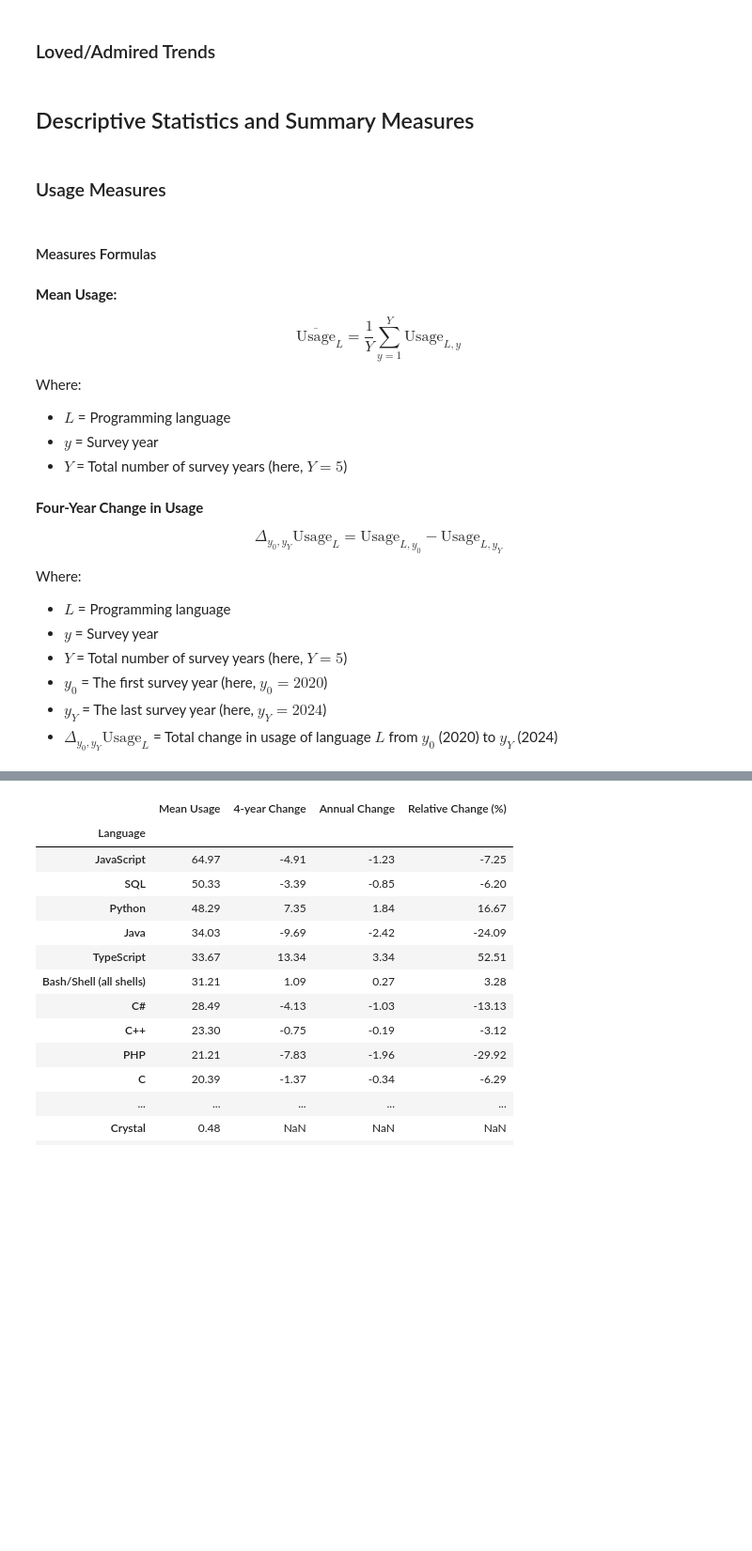
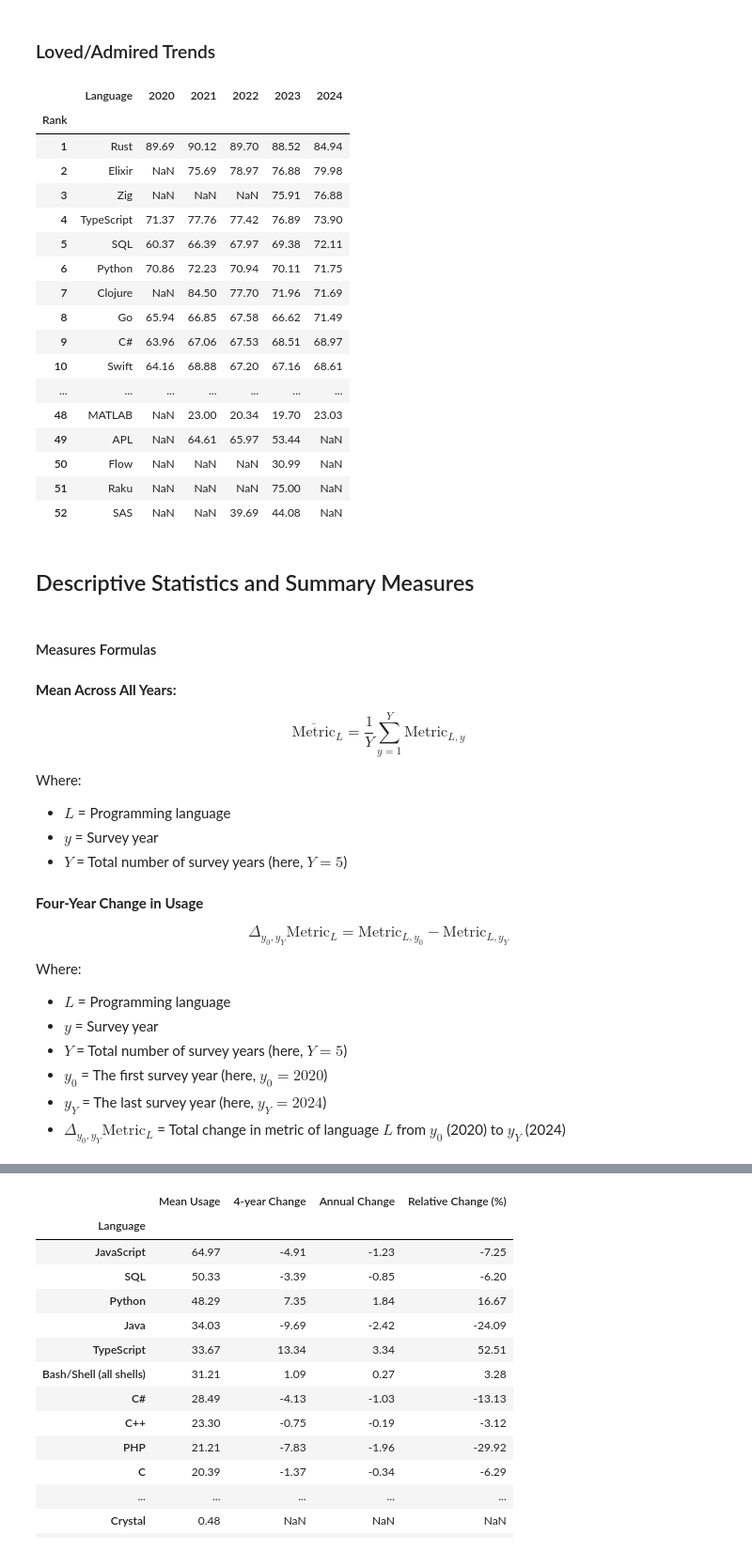
Before and after one commit to devinlin89/SO-language-trends-2020-2024, a Jupyter notebook: notebooks/analysis.ipynb, the cells around one changed output, grey strips where cells are left out. Shown at 94% size. Saved outputs shown, nothing was run; the diff lists cells and outputs as text; code cells hidden in the pictures; blank space fills up the shorter version.

Commit message:
Added admired metric

```diff
--- a/notebooks/analysis.ipynb
+++ b/notebooks/analysis.ipynb
@@ -145,5 +201,5 @@ def calculate_admired_percentage(survey_df: pd.DataFrame) -> pd.Series:
 # %%
-def generate_metric_trends(metric_by_year: dict, column: str) -> pd.DataFrame:
+def generate_metric_trends(metric_by_year: dict) -> pd.DataFrame:
     """
     Assembles yearly metric Series into a single trends DataFrame.
 
@@ -168,10 +224,12 @@ def generate_metric_trends(metric_by_year: dict, column: str) -> pd.DataFrame:
         for year in ordered_years
     })
 
-    trends_df = (
-        trends_df
-        .reset_index()
-        .rename(columns={column: "Language"})
+    # Move index to column
+    trends_df = trends_df.reset_index()
+
+    # Rename the index column to "Language"
+    trends_df = trends_df.rename(
+        columns={trends_df.columns[0]: "Language"}
     )
 
     return trends_df
@@ -316,17 +421,46 @@ display(
 | 52 | SAS | NaN | NaN | 0.56 | 0.44 | NaN |
 # %% [markdown]
 ### Loved/Admired Trends
+# %%
+# Create admired trends dataframe containing 5 years of usage
+admired_trends_df = generate_metric_trends(admired_by_year)
+# %%
+display(
+    admired_trends_df
+    .sort_values(by=YEARS[-1], ascending=False)
+    .round(2)
+    .reset_index(drop=True)
+    .assign(Rank=lambda df: df.index + 1)
+    .set_index("Rank")
+)
+# %% [output]
+|  | Language | 2020 | 2021 | 2022 | 2023 | 2024 |
+| Rank |  |  |  |  |  |  |
+| 1 | Rust | 89.69 | 90.12 | 89.70 | 88.52 | 84.94 |
+| 2 | Elixir | NaN | 75.69 | 78.97 | 76.88 | 79.98 |
+| 3 | Zig | NaN | NaN | NaN | 75.91 | 76.88 |
+| 4 | TypeScript | 71.37 | 77.76 | 77.42 | 76.89 | 73.90 |
+| 5 | SQL | 60.37 | 66.39 | 67.97 | 69.38 | 72.11 |
+| 6 | Python | 70.86 | 72.23 | 70.94 | 70.11 | 71.75 |
+| 7 | Clojure | NaN | 84.50 | 77.70 | 71.96 | 71.69 |
+| 8 | Go | 65.94 | 66.85 | 67.58 | 66.62 | 71.49 |
+| 9 | C# | 63.96 | 67.06 | 67.53 | 68.51 | 68.97 |
+| 10 | Swift | 64.16 | 68.88 | 67.20 | 67.16 | 68.61 |
+| ... | ... | ... | ... | ... | ... | ... |
+| 48 | MATLAB | NaN | 23.00 | 20.34 | 19.70 | 23.03 |
+| 49 | APL | NaN | 64.61 | 65.97 | 53.44 | NaN |
+| 50 | Flow | NaN | NaN | NaN | 30.99 | NaN |
+| 51 | Raku | NaN | NaN | NaN | 75.00 | NaN |
+| 52 | SAS | NaN | NaN | 39.69 | 44.08 | NaN |
 # %% [markdown]
 ## Descriptive Statistics and Summary Measures
-# %% [markdown]
-### Usage Measures
 # %% [markdown]
 #### Measures Formulas
 # %% [markdown]
-**Mean Usage:**
+**Mean Across All Years:**
 
 $$
-\overline{\text{Usage}}_L = \frac{1}{Y} \sum_{y=1}^{Y} \text{Usage}_{L,y}
+\overline{\text{Metric}}_L = \frac{1}{Y} \sum_{y=1}^{Y} \text{Metric}_{L,y}
 $$
 
 Where:
@@ -338,7 +472,7 @@ Where:
 **Four-Year Change in Usage**
 
 $$
-\Delta_{y_0, y_Y} \text{Usage}_L = \text{Usage}_{L,y_0} - \text{Usage}_{L,y_Y}
+\Delta_{y_0, y_Y} \text{Metric}_L = \text{Metric}_{L,y_0} - \text{Metric}_{L,y_Y}
 $$
 
 Where:
@@ -348,7 +482,7 @@ Where:
 - $ Y $ = Total number of survey years (here, $ Y = 5 $)
 - $ y_0 $ = The first survey year (here, $ y_0 = 2020 $)
 - $ y_Y $ = The last survey year (here, $ y_Y = 2024 $)
-- $ \Delta_{y_0, y_Y} \text{Usage}_L $ = Total change in usage of language $ L $ from $ y_0 $ (2020) to $ y_Y $ (2024)
+- $ \Delta_{y_0, y_Y} \text{Metric}_L $ = Total change in metric of language $ L $ from $ y_0 $ (2020) to $ y_Y $ (2024)
 # %% [markdown]
 **Average Annual Change in Usage**
 
```
Also changed, not shown: parts of 13 cells of this notebook.
